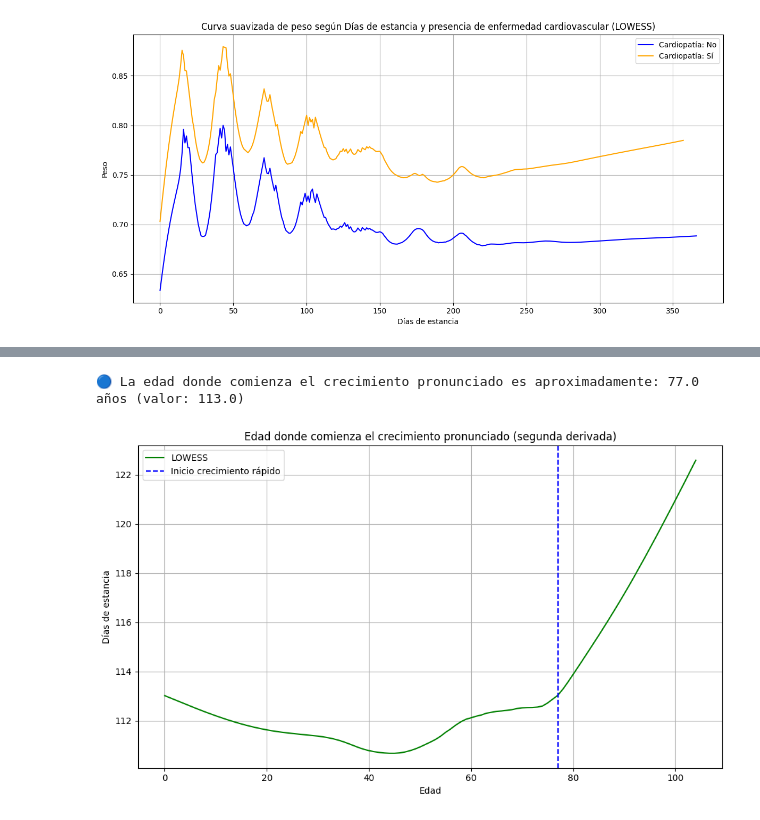
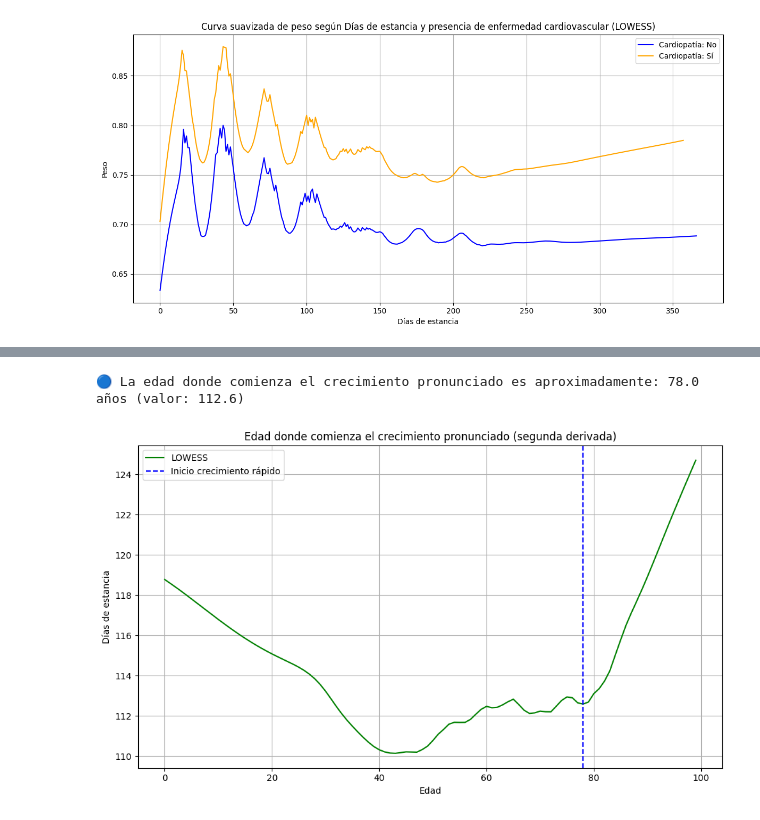
Before and after one commit to MYR2003/Examen-Estadisticas, a Jupyter notebook: examen.ipynb, the cells around one changed output, grey strips where cells are left out. Cells and saved outputs as stored; diff of their text form; code cells hidden in the pictures.

```diff
--- a/examen.ipynb
+++ b/examen.ipynb
@@ -185,10 +185,9 @@ sns.histplot(data['IR_29301_PESO'], bins=30, kde=True)
 - **Pregunta secundaria 2:** ¿Como distribuyen las personas con multimorbilidad en relación al costo?
 - **Pregunta secundaria 3:** ¿Existen regiones cuyos costos sean diferentes en comparación al país?
 # %%
-bins = [0, 18, 40, 65, 200]
+bins = [0, 18, 40, 65, 100]
 labels = [f"{bins[i]}-{bins[i+1]}" for i in range(len(bins)-1)]
 
-
 data["Rango_Etario"] = pd.cut(data["EDAD"], bins = bins, labels=labels, right=False)
 # %%
 sns.histplot(data['Rango_Etario'], bins=30, kde=True)
@@ -452,0 +452,16 @@ plt.show()
+# %%
+
+df = data.dropna(subset=['DIAS_ESTANCIA', 'Rango_Etario', 'Cardiovascular'])
+
+media_por_edad = df.groupby(['Rango_Etario', 'Cardiovascular'])['DIAS_ESTANCIA'].mean().reset_index()
+
+plt.figure(figsize=(10, 6))
+sns.boxplot(data=media_por_edad, x='Rango_Etario', y='DIAS_ESTANCIA', hue='Cardiovascular')
+
+plt.title('Peso medio por dia de estancia según presencia de enfermedad cardiovascular')
+plt.xlabel('Rango de edad')
+plt.ylabel('Peso medio')
+plt.legend(title='Cardiopatía', labels=['No', 'Sí'])
+plt.grid(True)
+plt.tight_layout()
+plt.show()
@@ -457,7 +474,7 @@ x = subset['EDAD']
 y = subset['DIAS_ESTANCIA']
 
 # LOWESS suavizado
-lowess_result = sm.nonparametric.lowess(y, x, frac=2/3, return_sorted=True)
+lowess_result = sm.nonparametric.lowess(y, x, frac=0.3, return_sorted=True)
 x_smooth = lowess_result[:, 0]
 y_smooth = lowess_result[:, 1]
 
@@ -468,32 +485,32 @@ y_unique = y_smooth[idx_unique]
 # Limita el rango de análisis (ej. entre 60 y 80)
 mask = (x_unique >= 60) & (x_unique <= 80)
 x_range = x_unique[mask]
 y_range = y_unique[mask]
 
 # Primera derivada (pendiente)
 dy_dx = np.gradient(y_range, x_range)
 
 # Segunda derivada (cambio de la pendiente)
 d2y_dx2 = np.gradient(dy_dx, x_range)
 
 # Encontrar índice donde la segunda derivada es máxima: inicio de crecimiento rápido
 inflexion_idx = np.argmax(d2y_dx2)
 inflexion_x = x_range[inflexion_idx]
 inflexion_y = y_range[inflexion_idx]
 
 print(f"🔵 La edad donde comienza el crecimiento pronunciado es aproximadamente: {inflexion_x:.1f} años (valor: {inflexion_y:.1f})")
 
 # Graficar resultados
 plt.figure(figsize=(10, 6))
 plt.plot(x_smooth, y_smooth, label='LOWESS', color='green')
 plt.axvline(inflexion_x, color='blue', linestyle='--', label='Inicio crecimiento rápido')
 plt.xlabel('Edad')
 plt.ylabel('Días de estancia')
 plt.title('Edad donde comienza el crecimiento pronunciado (segunda derivada)')
 plt.legend()
 plt.grid(True)
 plt.tight_layout()
 plt.show()
 # %% [output]
-🔵 La edad donde comienza el crecimiento pronunciado es aproximadamente: 77.0 años (valor: 113.0)
+🔵 La edad donde comienza el crecimiento pronunciado es aproximadamente: 78.0 años (valor: 112.6)
-[figure, old version]
+[figure, new version]
```
Also changed, not shown: parts of 4 cells of this notebook.
